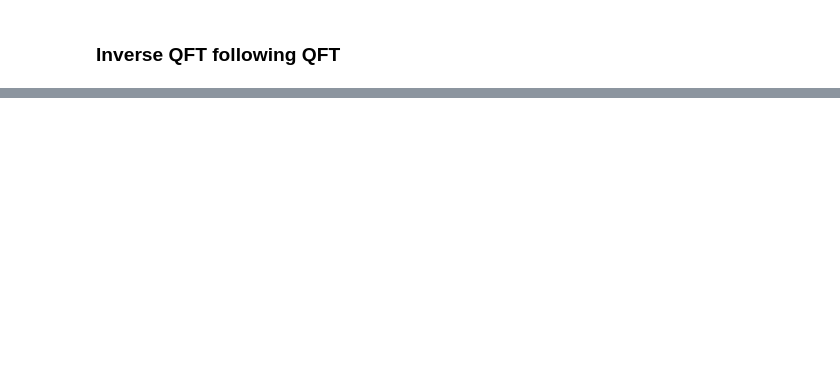
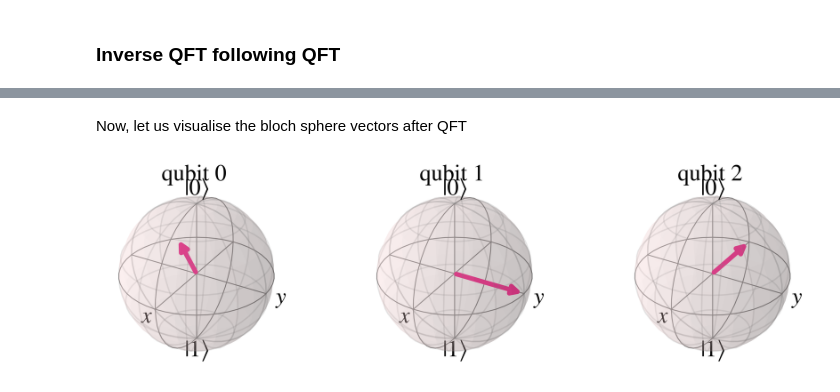
Before and after one commit to Pranav-Acharya1/intro-to-quantum-machine-learning, a Jupyter notebook: Ch2_Quantum_Algorithms/QFT_demonstration.ipynb, the cells around one changed output, grey strips where cells are left out. Cells and saved outputs as stored; diff of their text form; code cells hidden in the pictures; blank space fills up the shorter version.

```diff
--- a/Ch2_Quantum_Algorithms/QFT_demonstration.ipynb
+++ b/Ch2_Quantum_Algorithms/QFT_demonstration.ipynb
@@ -312,0 +357,9 @@ fig.show()
+# %% [markdown]
+Now, let us visualise the bloch sphere vectors after QFT
+# %%
+qc_qft.save_statevector()
+statevector = backend_sim.run(qc_qft).result().get_statevector()
+fig = plot_bloch_multivector(statevector)
+fig.show()
+# %% [output]
+[figure, added]
```
Also changed, not shown: parts of 16 cells of this notebook, 6 other files.
